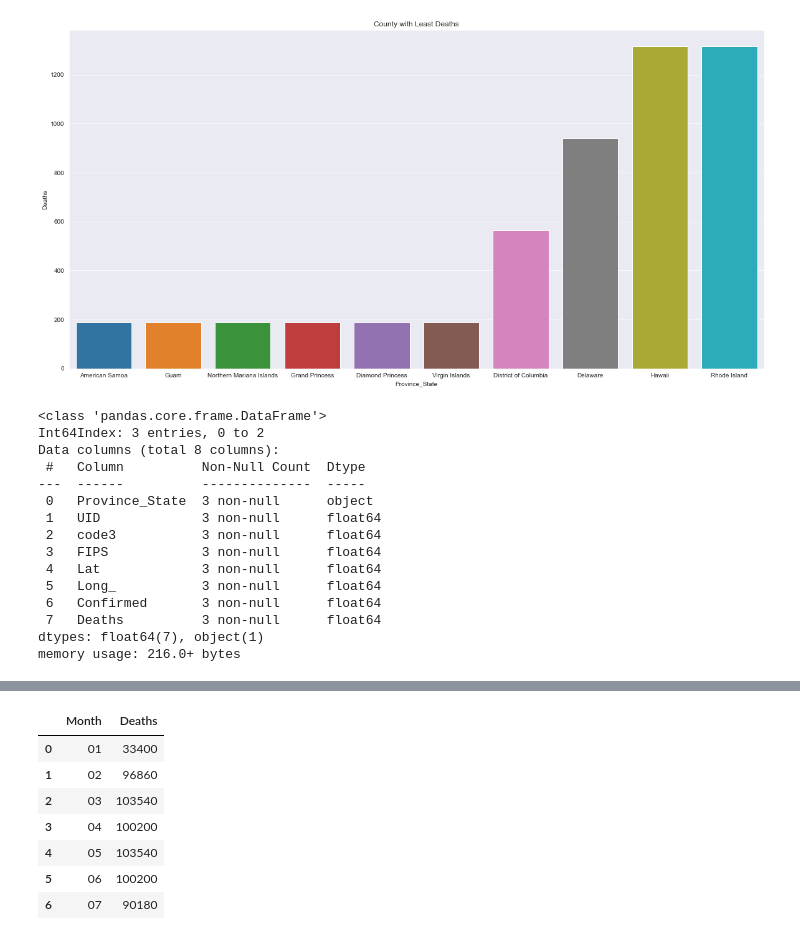
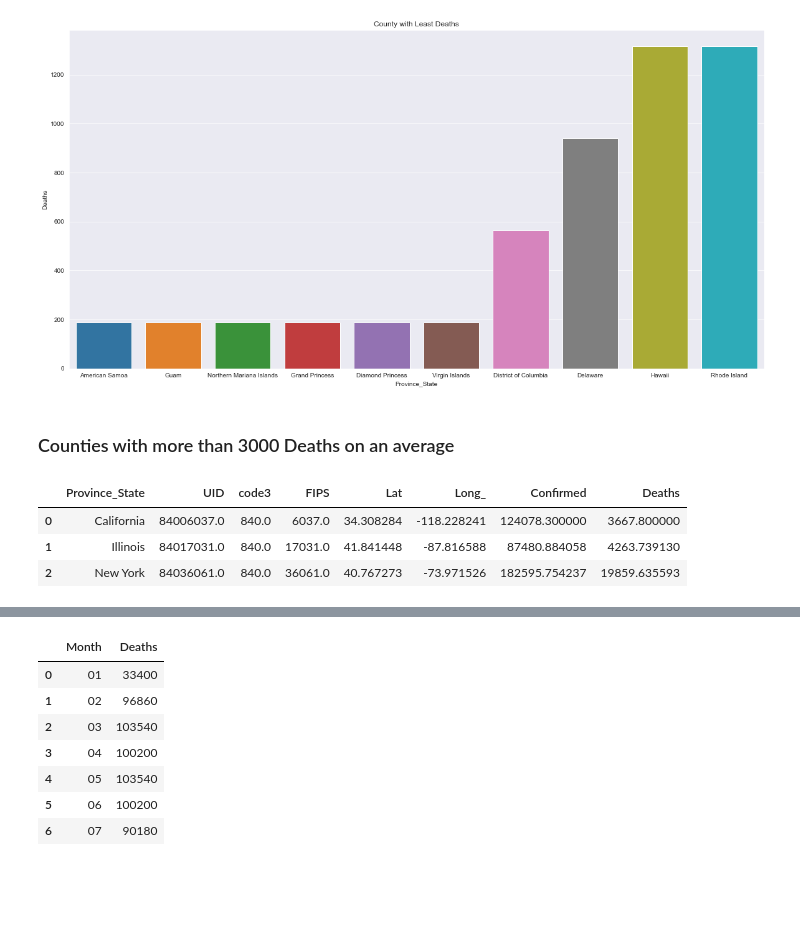
Before and after one commit to kaushik03/Data-Analysis-Projects, a Jupyter notebook: Covid-19/Covid Analysis on US Counties.ipynb, the cells around one changed output, grey strips where cells are left out. Saved outputs shown, nothing was run; the diff lists cells and outputs as text; code cells hidden in the pictures; blank space fills up the shorter version.

```diff
--- a/Covid-19/Covid Analysis on US Counties.ipynb
+++ b/Covid-19/Covid Analysis on US Counties.ipynb
@@ -157,22 +182,13 @@ ax.set_title("County with Least Deaths")
 plt.show()
 # %% [output]
 [figure]
+# %% [markdown]
+### Counties with more than 3000 Deaths on an average
 # %%
 geo_df = county_df[county_df["Deaths"]>3000].groupby("Province_State",as_index = False).mean()
-geo_df.info()
+geo_df
 # %% [output]
-<class 'pandas.core.frame.DataFrame'>
-Int64Index: 3 entries, 0 to 2
-Data columns (total 8 columns):
- #   Column          Non-Null Count  Dtype
----  ------          --------------  -----
- 0   Province_State  3 non-null      object
- 1   UID             3 non-null      float64
- 2   code3           3 non-null      float64
- 3   FIPS            3 non-null      float64
- 4   Lat             3 non-null      float64
- 5   Long_           3 non-null      float64
- 6   Confirmed       3 non-null      float64
- 7   Deaths          3 non-null      float64
-dtypes: float64(7), object(1)
-memory usage: 216.0+ bytes
+|  | Province_State | UID | code3 | FIPS | Lat | Long_ | Confirmed | Deaths |
+| 0 | California | 84006037.0 | 840.0 | 6037.0 | 34.308284 | -118.228241 | 124078.300000 | 3667.800000 |
+| 1 | Illinois | 84017031.0 | 840.0 | 17031.0 | 41.841448 | -87.816588 | 87480.884058 | 4263.739130 |
+| 2 | New York | 84036061.0 | 840.0 | 36061.0 | 40.767273 | -73.971526 | 182595.754237 | 19859.635593 |
```
Also changed, not shown: parts of 17 cells of this notebook, 1 other file.
